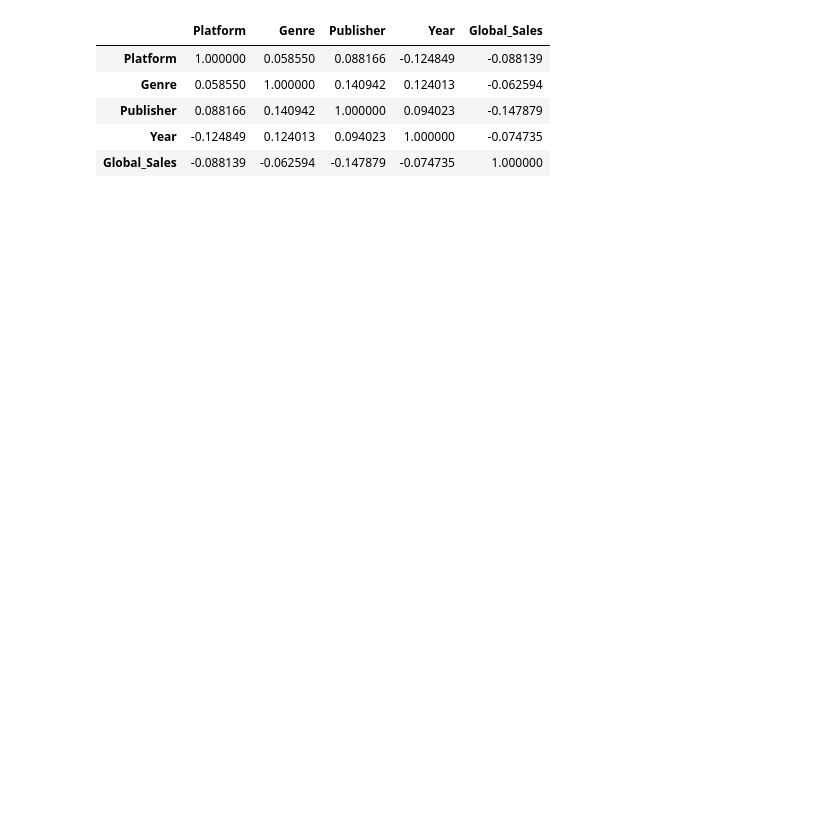
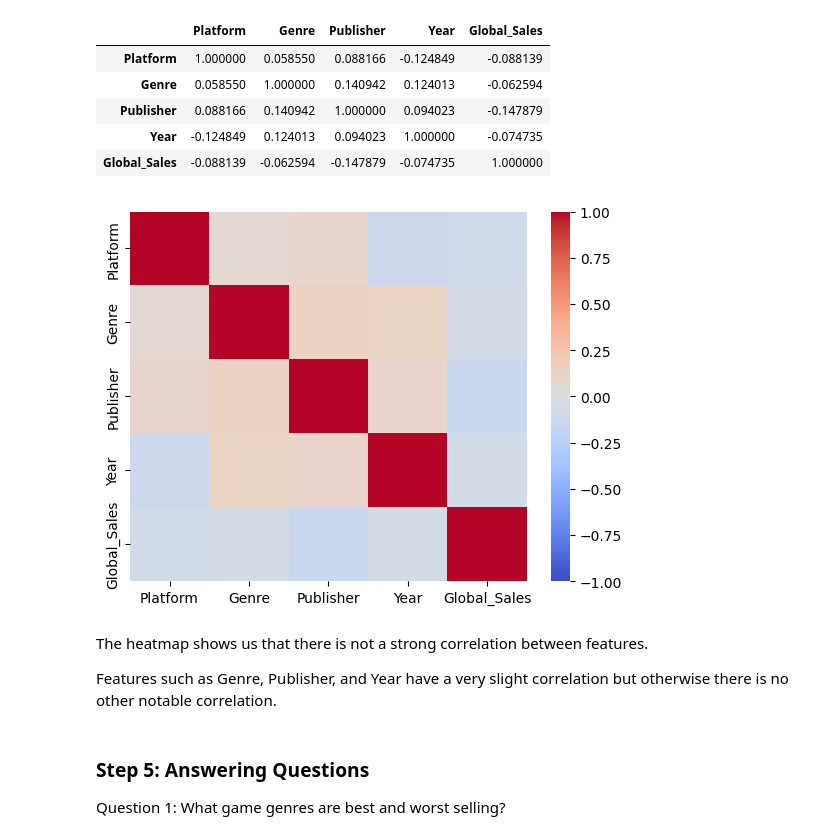
Before and after one commit to nstanfield/Video-Game-Sales-Analysis, a Jupyter notebook: Game_Sales_Analysis.ipynb, the cells around one changed output. Cells and saved outputs as stored; diff of their text form; code cells hidden in the pictures; blank space fills up the shorter version.

```diff
--- a/Game_Sales_Analysis.ipynb
+++ b/Game_Sales_Analysis.ipynb
@@ -270,3 +272,15 @@ game_sales_corr
 | Publisher | 0.088166 | 0.140942 | 1.000000 | 0.094023 | -0.147879 |
 | Year | -0.124849 | 0.124013 | 0.094023 | 1.000000 | -0.074735 |
 | Global_Sales | -0.088139 | -0.062594 | -0.147879 | -0.074735 | 1.000000 |
+# %%
+sns.heatmap(game_sales_corr, vmin=-1, cmap='coolwarm')
+plt.show()
+# %% [output]
+[figure, added]
+# %% [markdown]
+The heatmap shows us that there is not a strong correlation between features.
+
+Features such as Genre, Publisher, and Year have a very slight correlation but otherwise there is no other notable correlation.
+# %% [markdown]
+### Step 5: Answering Questions
+Question 1: What game genres are best and worst selling?
```
Also changed, not shown: parts of 9 cells of this notebook.
